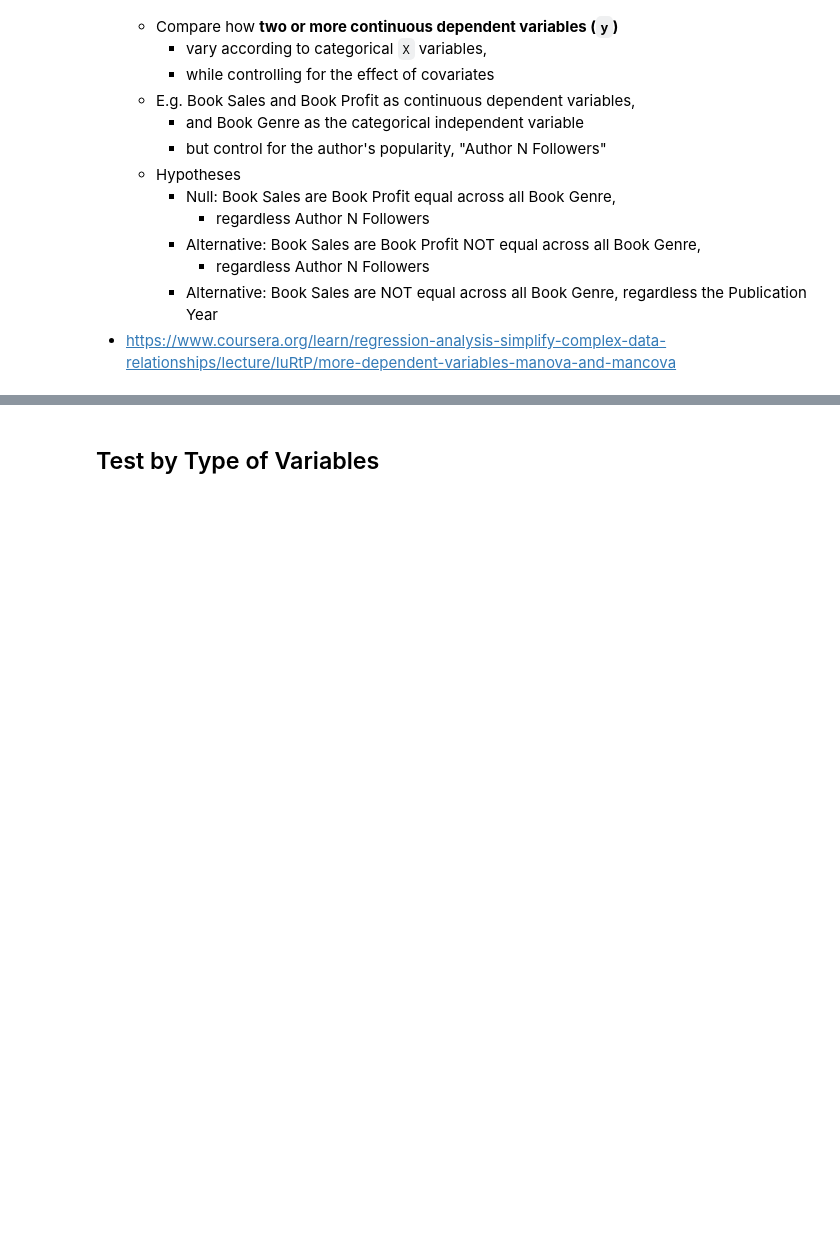
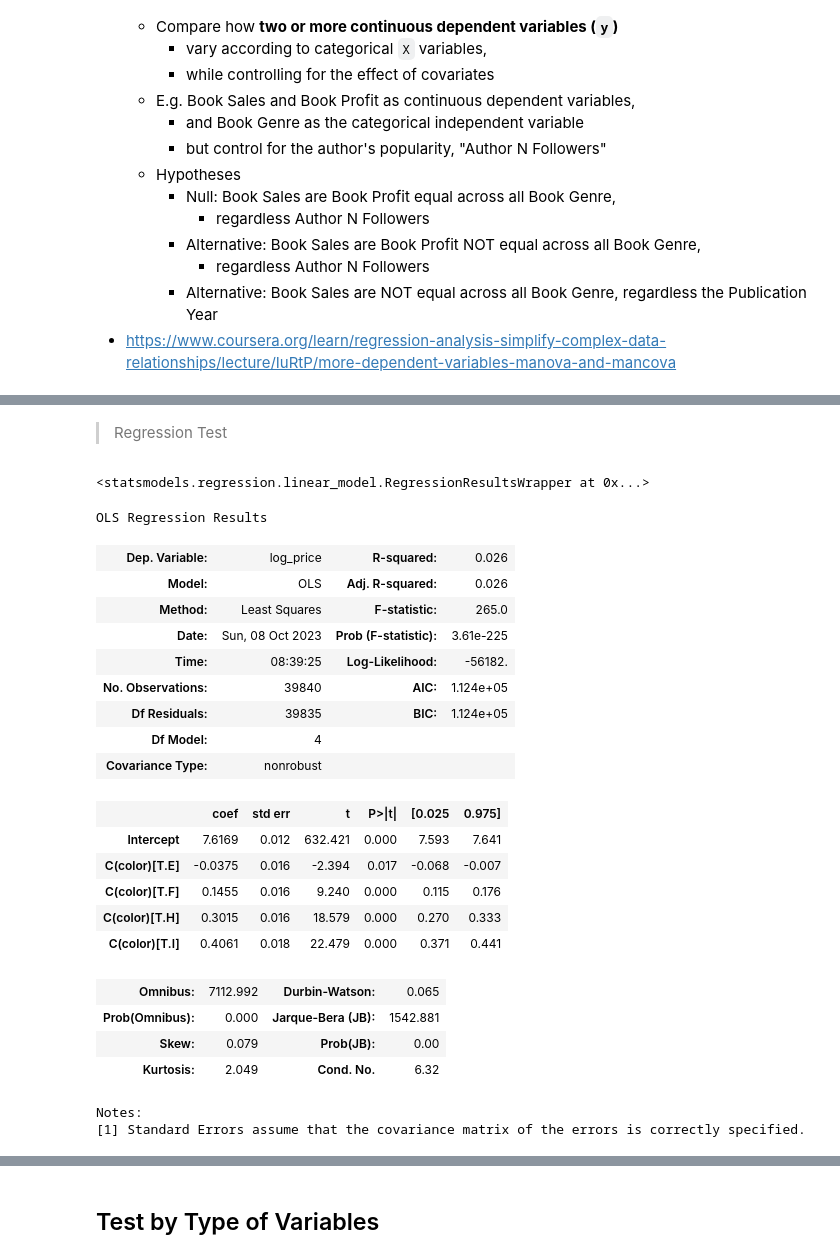
Before and after one commit to davilayang/learning-resources, a Jupyter notebook: coursera/advanced-data-analytics/stats-in-action/4-hypothesis-testing.ipynb, the cells around one changed output, grey strips where cells are left out. Cells and saved outputs as stored; diff of their text form; code cells hidden in the pictures; blank space fills up the shorter version.

```diff
--- a/coursera/advanced-data-analytics/stats-in-action/4-hypothesis-testing.ipynb
+++ b/coursera/advanced-data-analytics/stats-in-action/4-hypothesis-testing.ipynb
@@ -394,0 +441,35 @@ diamonds.head()
+# %% [markdown]
+> Regression Test
+# %%
+formula = "log_price ~ C(color)" # C for categorical variable
+
+model = OLS.from_formula(formula, data=df).fit()
+model
+# %% [output]
+<statsmodels.regression.linear_model.RegressionResultsWrapper at 0x...>
+# %%
+# print(model.summary())
+model.summary()
+# %% [output]
+OLS Regression Results
+| Dep. Variable: | log_price | R-squared: | 0.026 |
+| Model: | OLS | Adj. R-squared: | 0.026 |
+| Method: | Least Squares | F-statistic: | 265.0 |
+| Date: | Sun, 08 Oct 2023 | Prob (F-statistic): | 3.61e-225 |
+| Time: | 08:39:25 | Log-Likelihood: | -56182. |
+| No. Observations: | 39840 | AIC: | 1.124e+05 |
+| Df Residuals: | 39835 | BIC: | 1.124e+05 |
+| Df Model: | 4 |  |  |
+| Covariance Type: | nonrobust |  |  |
+|  | coef | std err | t | P>|t| | [0.025 | 0.975] |
+| Intercept | 7.6169 | 0.012 | 632.421 | 0.000 | 7.593 | 7.641 |
+| C(color)[T.E] | -0.0375 | 0.016 | -2.394 | 0.017 | -0.068 | -0.007 |
+| C(color)[T.F] | 0.1455 | 0.016 | 9.240 | 0.000 | 0.115 | 0.176 |
+| C(color)[T.H] | 0.3015 | 0.016 | 18.579 | 0.000 | 0.270 | 0.333 |
+| C(color)[T.I] | 0.4061 | 0.018 | 22.479 | 0.000 | 0.371 | 0.441 |
+| Omnibus: | 7112.992 | Durbin-Watson: | 0.065 |
+| Prob(Omnibus): | 0.000 | Jarque-Bera (JB): | 1542.881 |
+| Skew: | 0.079 | Prob(JB): | 0.00 |
+| Kurtosis: | 2.049 | Cond. No. | 6.32 |
+Notes:
+[1] Standard Errors assume that the covariance matrix of the errors is correctly specified.
```
Also changed, not shown: parts of 34 cells of this notebook, 1 other file.
